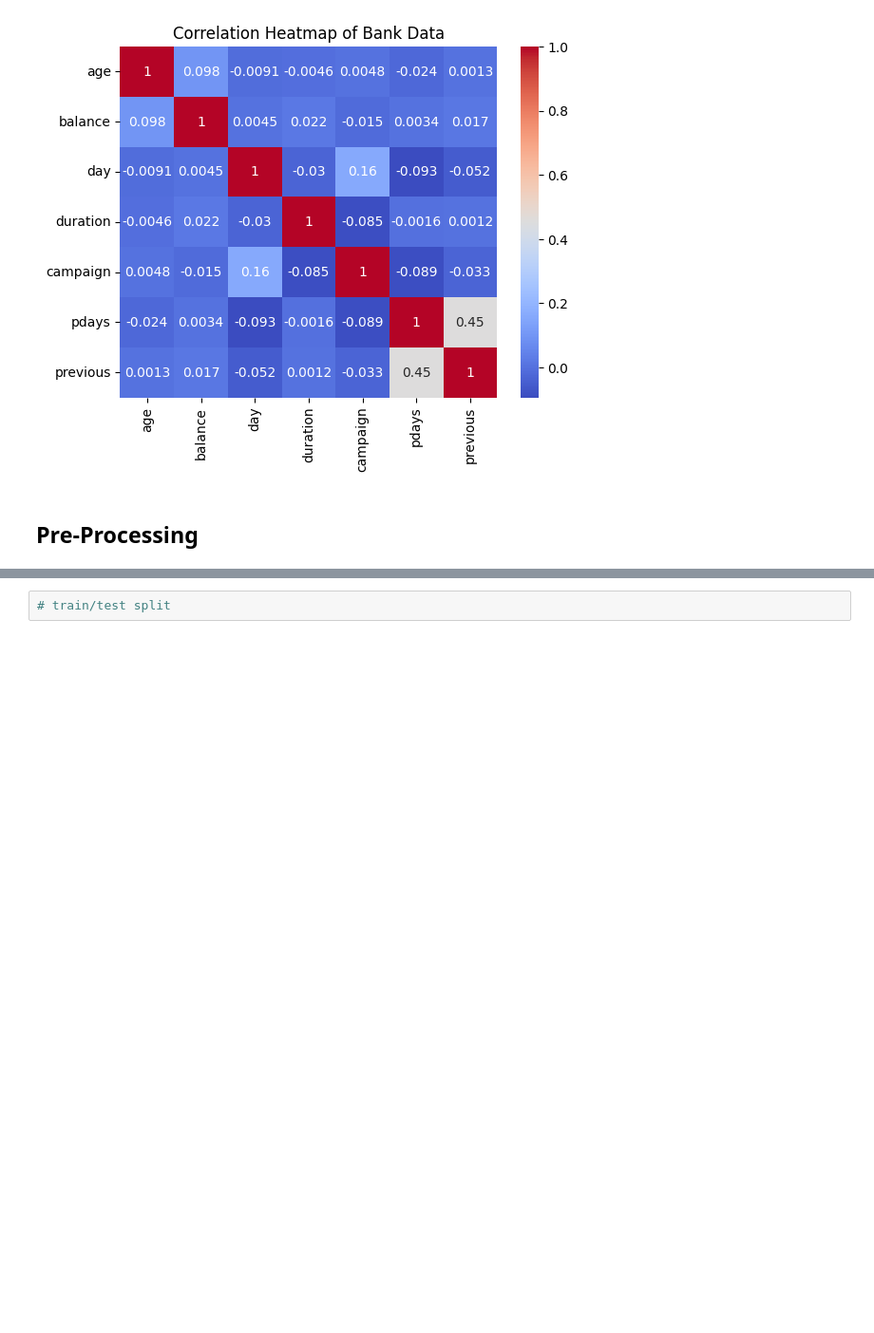
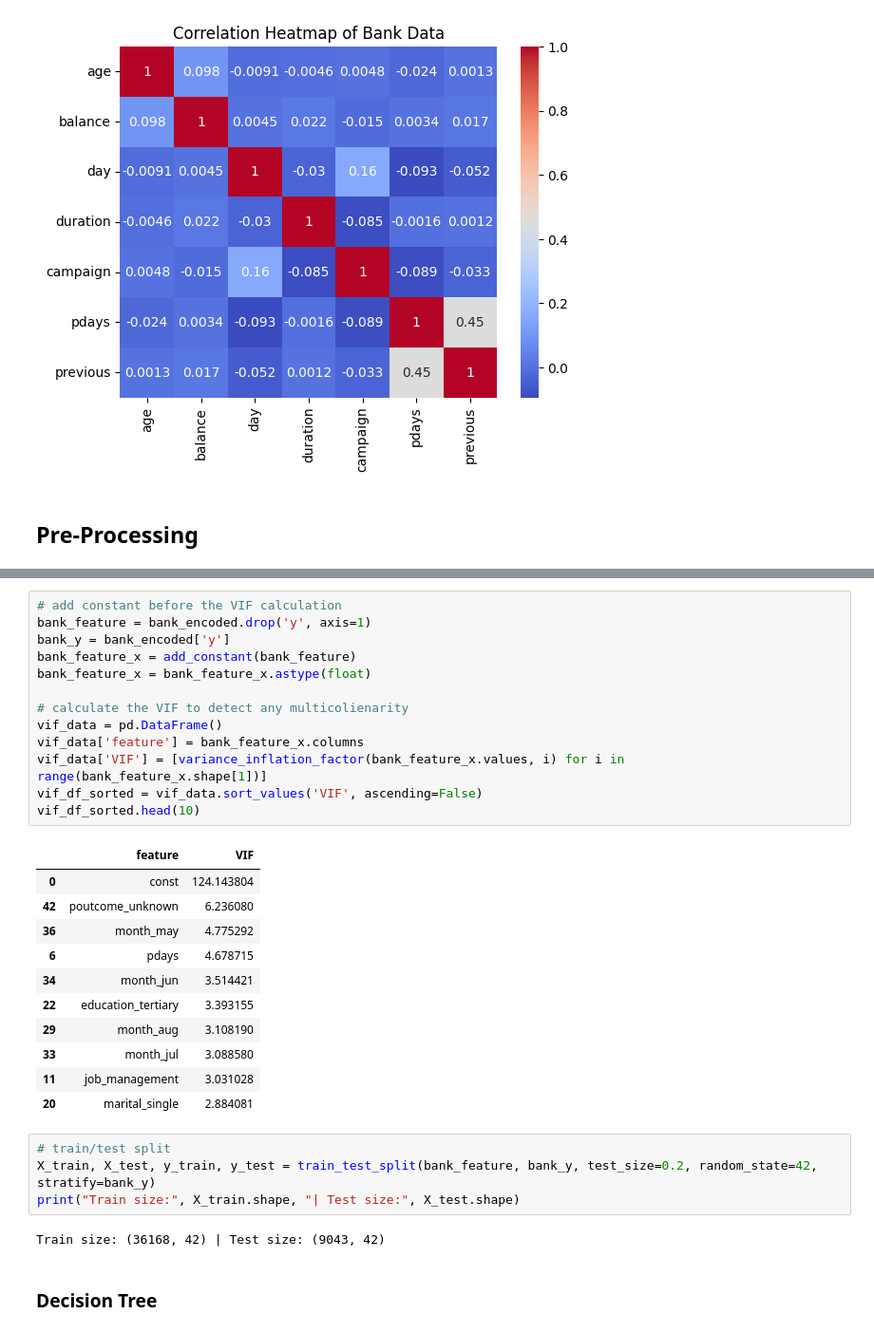
Before and after one commit to eddiexunyc/ml_big_data_work, a Jupyter notebook: Assignment 2/data622_assignment_2.ipynb, the cells around one changed output, grey strips where cells are left out. Shown at 95% size. Saved outputs shown, nothing was run; the diff lists cells and outputs as text; blank space fills up the shorter version.

```diff
--- a/Assignment 2/data622_assignment_2.ipynb
+++ b/Assignment 2/data622_assignment_2.ipynb
@@ -215,2 +233,33 @@ Encoded dataset shape: (45211, 43)
+# %%
+# add constant before the VIF calculation
+bank_feature = bank_encoded.drop('y', axis=1)
+bank_y = bank_encoded['y']
+bank_feature_x = add_constant(bank_feature)
+bank_feature_x = bank_feature_x.astype(float)
+
+# calculate the VIF to detect any multicolienarity
+vif_data = pd.DataFrame()
+vif_data['feature'] = bank_feature_x.columns
+vif_data['VIF'] = [variance_inflation_factor(bank_feature_x.values, i) for i in range(bank_feature_x.shape[1])]
+vif_df_sorted = vif_data.sort_values('VIF', ascending=False)
+vif_df_sorted.head(10)
+# %% [output]
+|  | feature | VIF |
+| 0 | const | 124.143804 |
+| 42 | poutcome_unknown | 6.236080 |
+| 36 | month_may | 4.775292 |
+| 6 | pdays | 4.678715 |
+| 34 | month_jun | 3.514421 |
+| 22 | education_tertiary | 3.393155 |
+| 29 | month_aug | 3.108190 |
+| 33 | month_jul | 3.088580 |
+| 11 | job_management | 3.031028 |
+| 20 | marital_single | 2.884081 |
 # %%
 # train/test split
+X_train, X_test, y_train, y_test = train_test_split(bank_feature, bank_y, test_size=0.2, random_state=42, stratify=bank_y)
+print("Train size:", X_train.shape, "| Test size:", X_test.shape)
+# %% [output]
+Train size: (36168, 42) | Test size: (9043, 42)
+# %% [markdown]
+### Decision Tree
```
Also changed, not shown: parts of 13 cells of this notebook.
